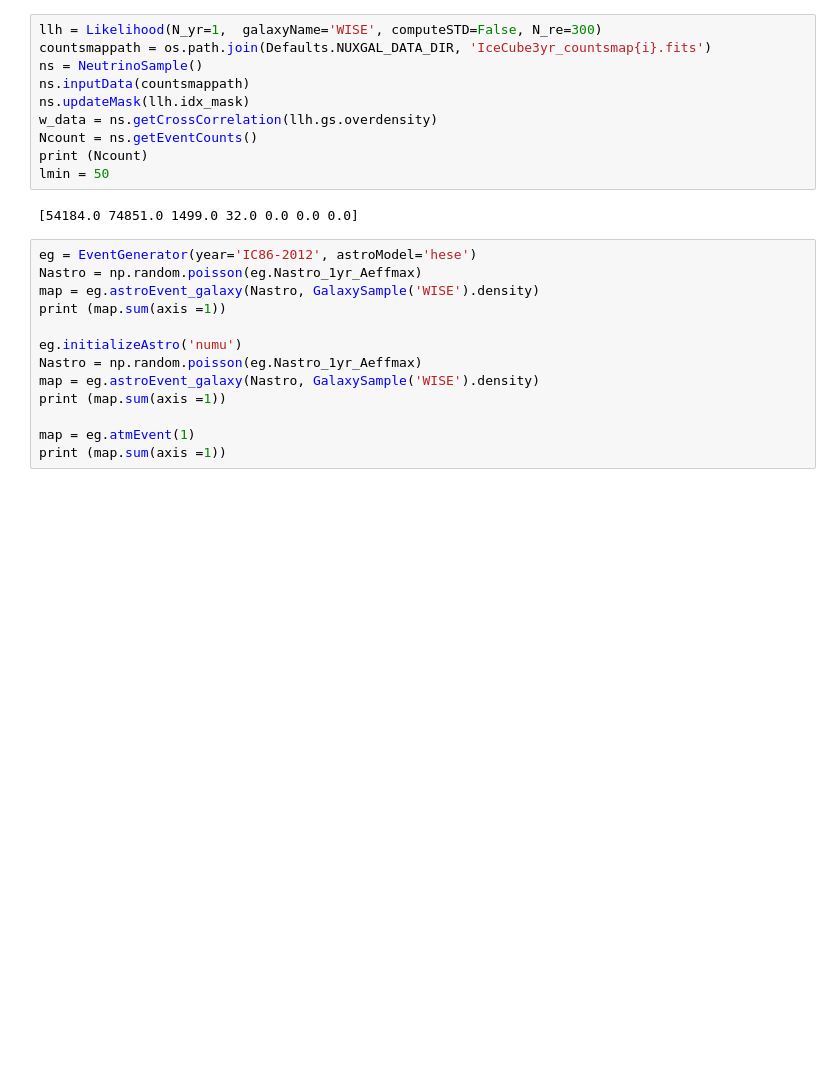
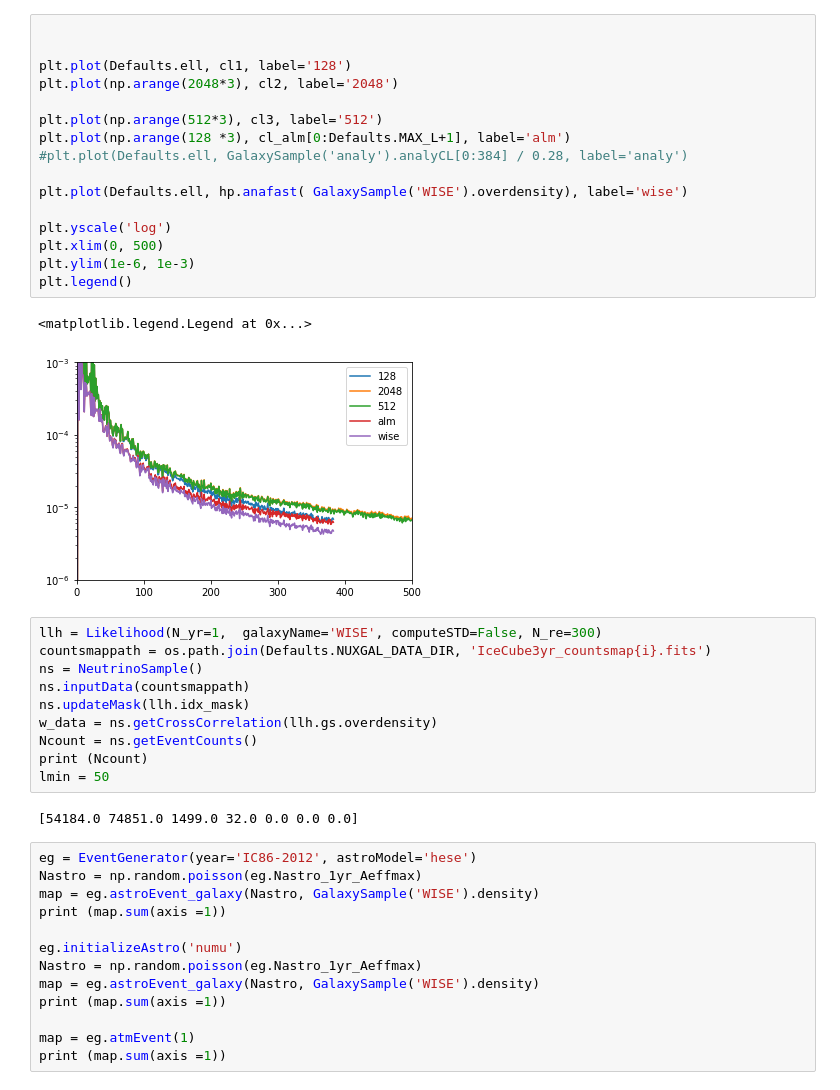
Before and after one commit to KIPAC/nuXgal, a Jupyter notebook: nb/test.ipynb, the cells around one changed output. Saved outputs shown, nothing was run; the diff lists cells and outputs as text; blank space fills up the shorter version.

```diff
--- a/nb/test.ipynb
+++ b/nb/test.ipynb
@@ -44,3 +149,22 @@ Using /Users/kefang/Softwares/analysis_001 for NUXGAL_DIR
+# %%
+
+
+plt.plot(Defaults.ell, cl1, label='128')
+plt.plot(np.arange(2048*3), cl2, label='2048')
+
+plt.plot(np.arange(512*3), cl3, label='512')
+plt.plot(np.arange(128 *3), cl_alm[0:Defaults.MAX_L+1], label='alm')
+#plt.plot(Defaults.ell, GalaxySample('analy').analyCL[0:384] / 0.28, label='analy')
+
+plt.plot(Defaults.ell, hp.anafast( GalaxySample('WISE').overdensity), label='wise')
+
+plt.yscale('log')
+plt.xlim(0, 500)
+plt.ylim(1e-6, 1e-3)
+plt.legend()
+# %% [output]
+<matplotlib.legend.Legend at 0x...>
+[figure, added]
 # %%
 llh = Likelihood(N_yr=1,  galaxyName='WISE', computeSTD=False, N_re=300)
 countsmappath = os.path.join(Defaults.NUXGAL_DATA_DIR, 'IceCube3yr_countsmap{i}.fits')
```
Also changed, not shown: parts of 12 cells of this notebook, 11 other files.
